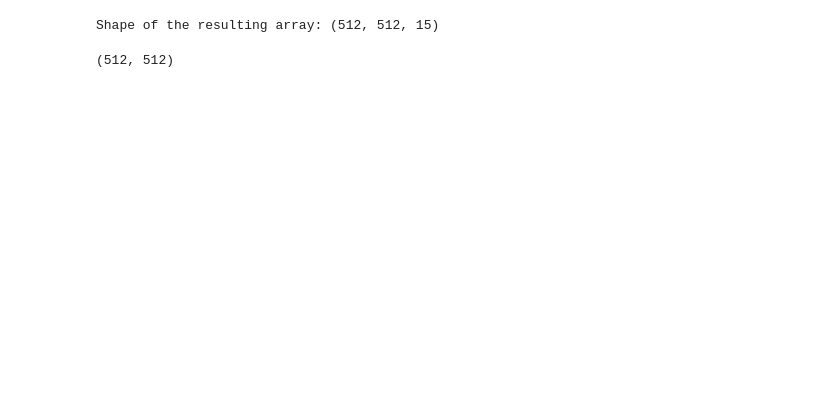
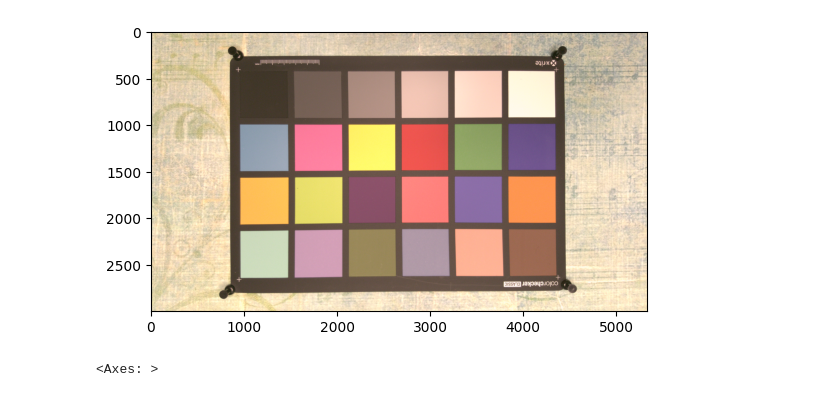
Before and after one commit to biswajit-github-2022/RKMVERI_2ND, a Jupyter notebook: class/ML/ML_project/work/main.ipynb, the cells around one changed output. Saved outputs shown, nothing was run; the diff lists cells and outputs as text; code cells hidden in the pictures; blank space fills up the shorter version.

```diff
--- a/class/ML/ML_project/work/main.ipynb
+++ b/class/ML/ML_project/work/main.ipynb
@@ -43,45 +0,0 @@ copy_noisy_images(source_directory, destination_directory)
-# %%
-import os
-import cv2
-import numpy as np
-
-def read_images_and_create_array(source_dir):
-    images = []
-
-    # Iterate through each file in the directory
-    for filename in os.listdir(source_dir):
-        file_path = os.path.join(source_dir, filename)
-
-        # Check if it's a file
-        if os.path.isfile(file_path):
-            # Check if it's an image file
-            if filename.startswith("Noisy_Image_") and (filename.endswith(".jpg") or filename.endswith(".png")):
-                # Read the image
-                image = cv2.imread(file_path, cv2.IMREAD_GRAYSCALE)
-
-                # Resize the image to 512x512 if it's not already
-                if image.shape != (512, 512):
-                    image = cv2.resize(image, (512, 512))
-
-                # Append the image to the list
-                images.append(image)
-
-    # Stack the images to create a 3D numpy array
-    image_array = np.stack(images, axis=-1)
-
-    return image_array
-
-# Set the directory where you copied the noisy images
-source_directory = "D:\sample_noisy"
-
-# Call the function to read images and create the array
-image_array = read_images_and_create_array(source_directory)
-
-# Print the shape of the resulting array
-print("Shape of the resulting array:", image_array.shape)
-# %% [output]
-Shape of the resulting array: (512, 512, 15)
-# %%
-image_array[0:,0:,0].shape
-# %% [output]
-(512, 512)
@@ -87,0 +5,24 @@ image_array[0:,0:,0].shape
+# %%
+import rasterio
+from rasterio.plot import show
+
+# Define the path to the image file
+image_path = '/home/biswajitrana/Downloads/Data/Noisy_Data/0003_NOISY_SRGB_010.PNG'  # Change the file format accordingly
+
+# Define the desired matrix size
+desired_width = 5328
+desired_height = 3000
+
+# Open the image file with the desired size
+with rasterio.open(image_path) as src:
+    # Read the image data with the specified size
+    image = src.read(
+        out_shape=(src.count, desired_height, desired_width),
+        resampling=rasterio.enums.Resampling.nearest
+    )
+
+# Plot the image
+show(image)
+# %% [output]
+[figure, added]
+<Axes: >
```
Also changed, not shown: parts of 3 cells of this notebook.
